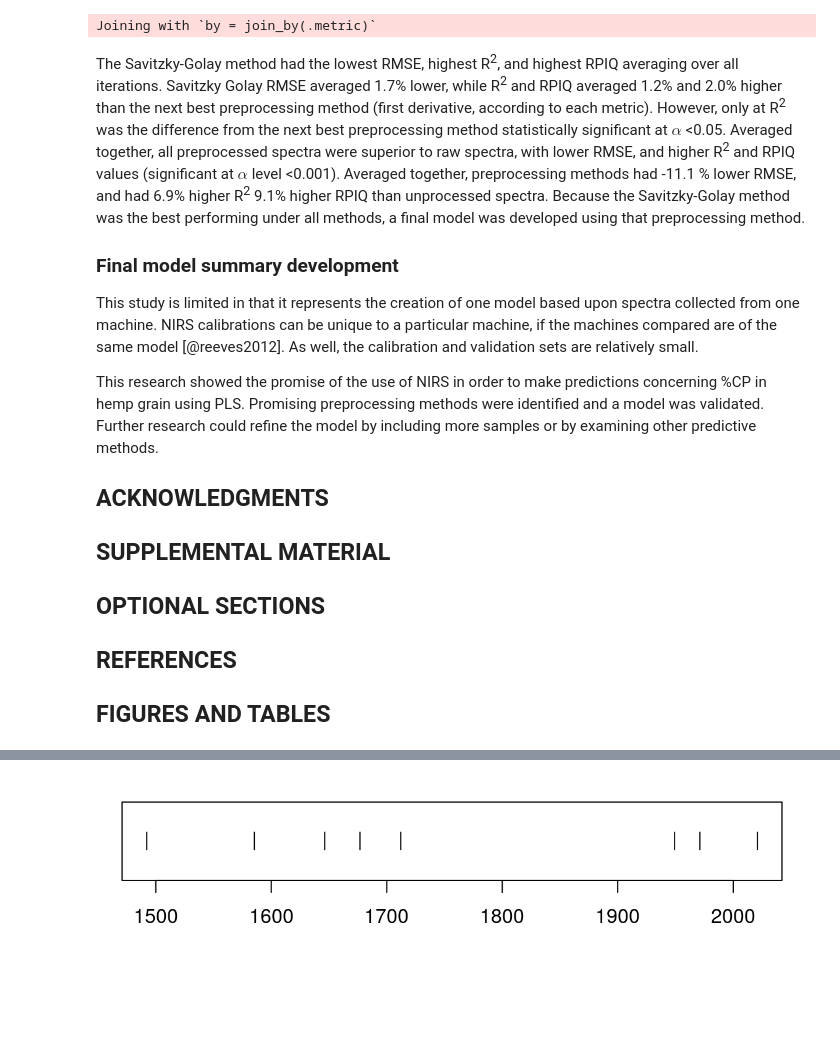
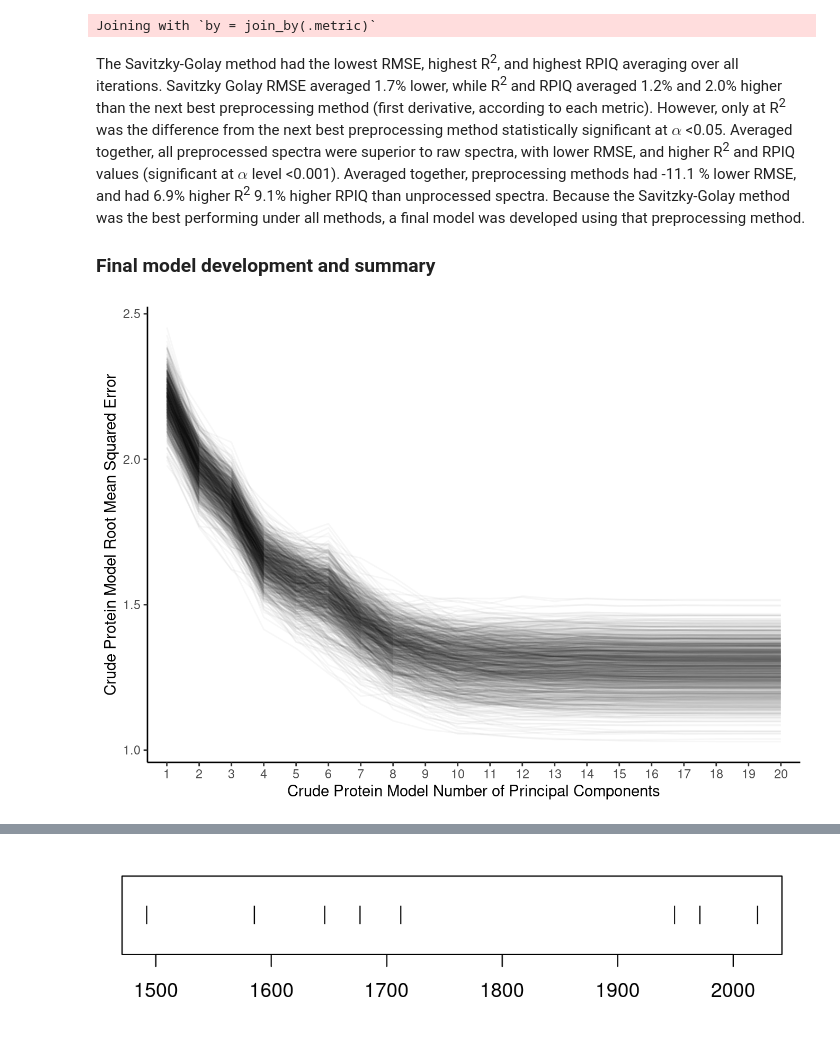
Before and after one commit to rvcrawford/glowing-system, a Jupyter notebook: index.embed.ipynb, the cells around one changed output, grey strips where cells are left out. Cells and saved outputs as stored; diff of their text form; code cells hidden in the pictures; blank space fills up the shorter version.

```diff
--- a/index.embed.ipynb
+++ b/index.embed.ipynb
@@ -259,18 +259,15 @@ Joining with `by = join_by(.metric)`
 # %% [markdown]
 The Savitzky-Golay method had the lowest RMSE, highest R<sup>2</sup>, and highest RPIQ averaging over all iterations. Savitzky Golay RMSE averaged 1.7% lower, while R<sup>2</sup> and RPIQ averaged 1.2% and 2.0% higher than the next best preprocessing method (first derivative, according to each metric). However, only at R<sup>2</sup> was the difference from the next best preprocessing method statistically significant at $\alpha$ \<0.05. Averaged together, all preprocessed spectra were superior to raw spectra, with lower RMSE, and higher R<sup>2</sup> and RPIQ values (significant at $\alpha$ level \<0.001). Averaged together, preprocessing methods had -11.1 % lower RMSE, and had 6.9% higher R<sup>2</sup> 9.1% higher RPIQ than unprocessed spectra. Because the Savitzky-Golay method was the best performing under all methods, a final model was developed using that preprocessing method.
 
-### Final model summary development
-
-This study is limited in that it represents the creation of one model based upon spectra collected from one machine. NIRS calibrations can be unique to a particular machine, if the machines compared are of the same model \[@reeves2012\]. As well, the calibration and validation sets are relatively small.
-
-This research showed the promise of the use of NIRS in order to make predictions concerning %CP in hemp grain using PLS. Promising preprocessing methods were identified and a model was validated. Further research could refine the model by including more samples or by examining other predictive methods.
-
-## ACKNOWLEDGMENTS
-
-## SUPPLEMENTAL MATERIAL
-
-## OPTIONAL SECTIONS
-
-## REFERENCES
-
-## FIGURES AND TABLES
+### Final model development and summary
+# %%
+model_n_comp_statistics <- fread("./input_data/simplified_data/final_model_n_component_stats.csv")
+
+model_n_comp_statistics |>
+  ggplot(aes(as.factor(ncomp), RMSE)) +
+  geom_line(aes(group = id), alpha = 0.03) +
+  theme_classic() +
+  xlab("Crude Protein Model Number of Principal Components") +
+  ylab("Crude Protein Model Root Mean Squared Error")
+# %% [output]
+[figure, added]
```
Also changed, not shown: parts of 3 cells of this notebook, 18 other files.
